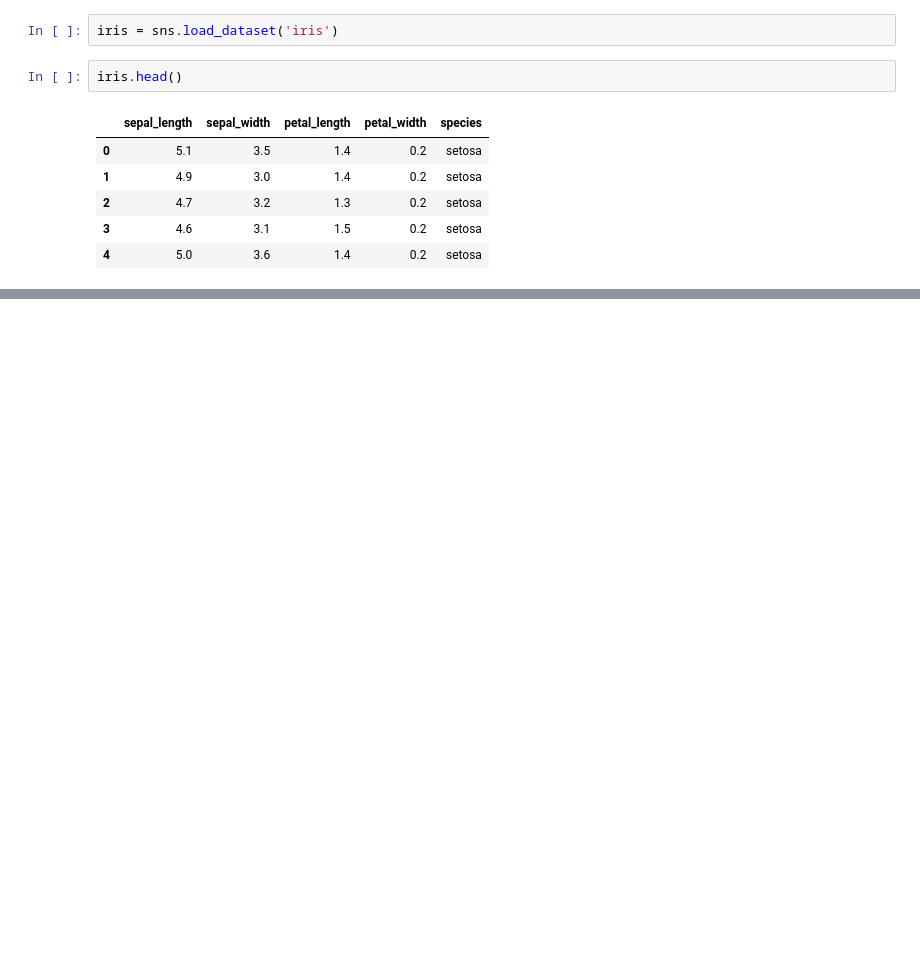
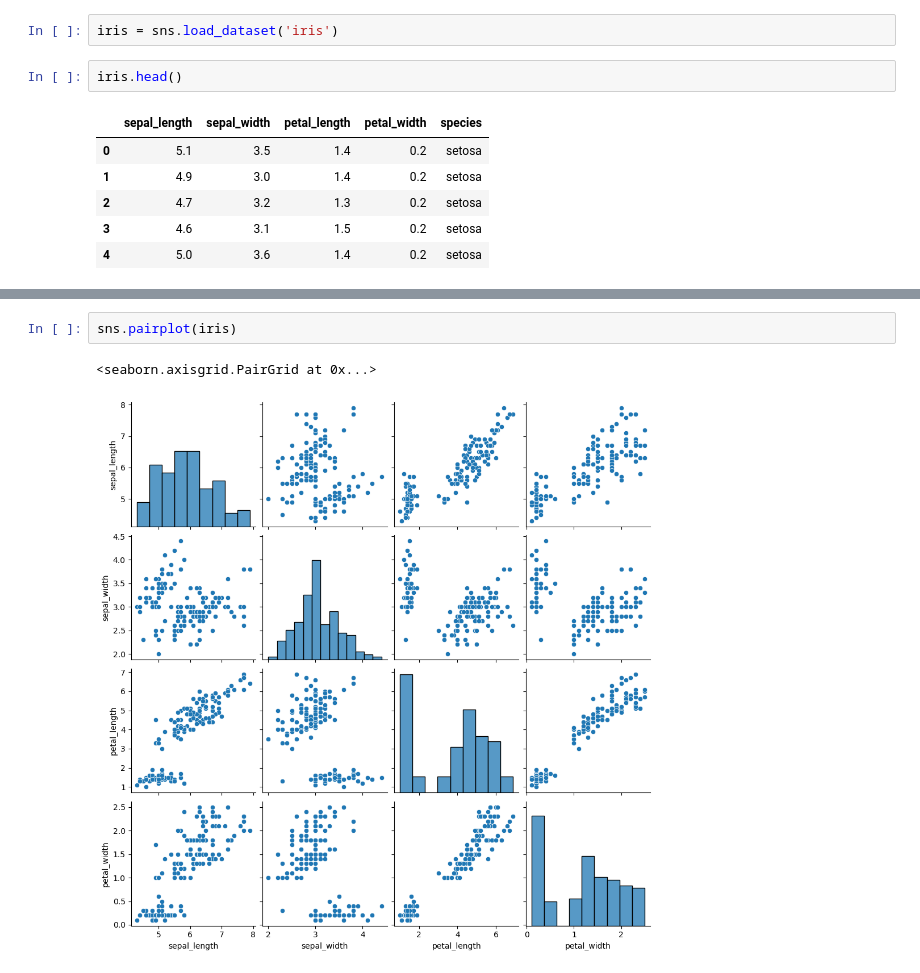
Before and after one commit to KirthikaKS/Python-for-Machine-Learning, a Jupyter notebook: Seaborn.ipynb, the cells around one changed output, grey strips where cells are left out. Drawn from its saved outputs; the diff is of its cells as text; blank space fills up the shorter version.

```diff
--- a/Seaborn.ipynb
+++ b/Seaborn.ipynb
@@ -185,0 +193,5 @@ iris.head()
+# %%
+sns.pairplot(iris)
+# %% [output]
+<seaborn.axisgrid.PairGrid at 0x...>
+[figure, added]
```
Also changed, not shown: parts of 12 cells of this notebook.
